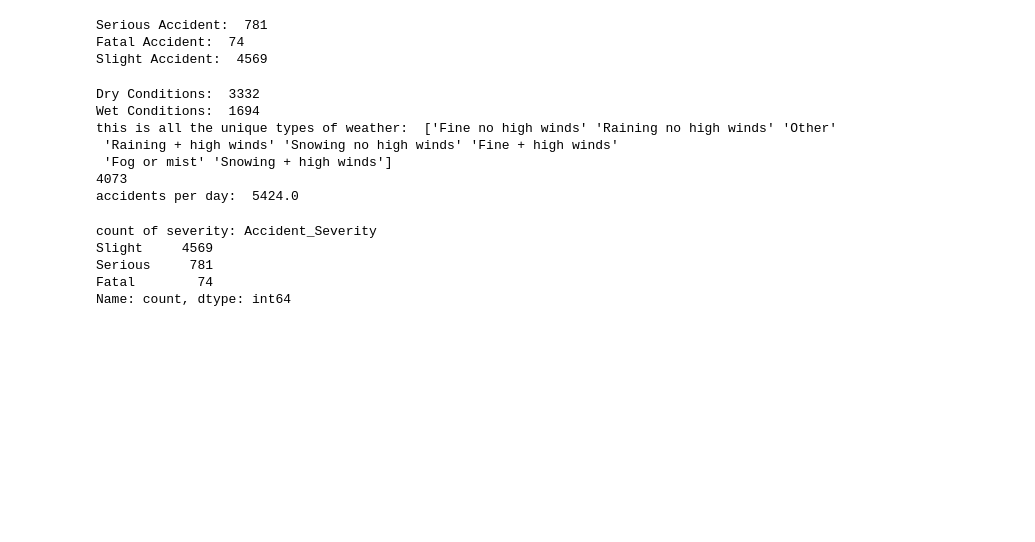
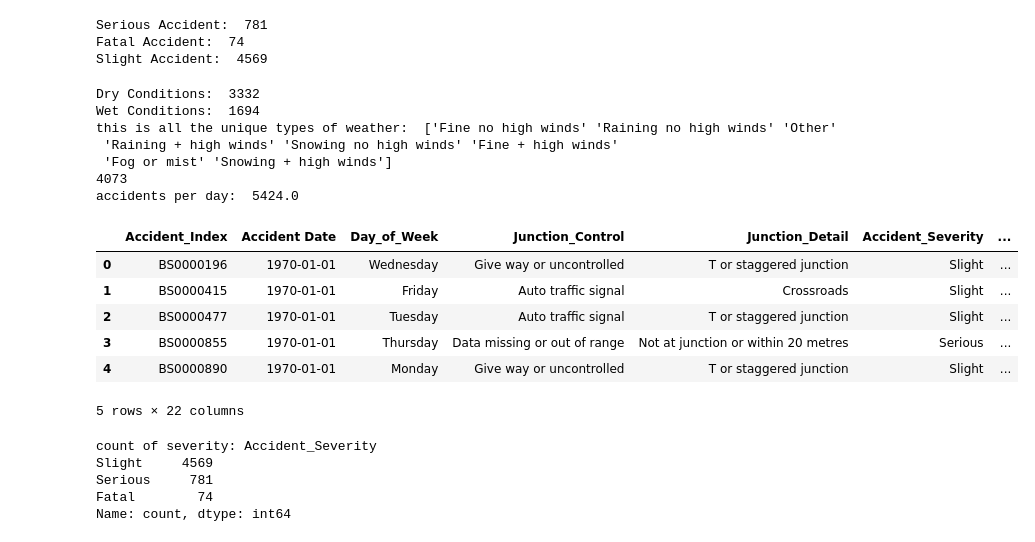
Before and after one commit to minsu3/UK-Road-Safety-Analysis, a Jupyter notebook: main.ipynb, the cells around one changed output. Cells and saved outputs as stored; diff of their text form; code cells hidden in the pictures; blank space fills up the shorter version.

Commit message:
created time to hours conversion function to get the time analyze data

```diff
--- a/main.ipynb
+++ b/main.ipynb
@@ -117,33 +117,50 @@ for road_conditions in clean_data["Road_Surface_Conditions"]:
 print("Dry Conditions: ", dry_count)
 print("Wet Conditions: ", wet_count)
 
 unique_weather = clean_data["Weather_Conditions"].unique()
 print("this is all the unique types of weather: ", unique_weather)
 
 fine_count = 0
 rain_count = 0
 snow_count = 0
 
 for weather_conditions in clean_data["Weather_Conditions"]:
     if weather_conditions == "Fine no high winds":
         fine_count += 1
 
 print(fine_count)
 
 #create a function to calculate daily average accident count
 def average_daily_accidents(clean_data):
     return clean_data.groupby("Accident Date").size().mean()
 
 avg_accidents = average_daily_accidents(clean_data)
 print("accidents per day: ", avg_accidents)
+
+#create a function to change the time format to HH:MM AM/PM format
+# will use this for seeing trends of accidents during certain times
+def TimeToHours():
+    clean_data['Time'] = pd.to_datetime(clean_data['Time'], errors='coerce')
+    # overwriting the time cells to 12 hour format
+    clean_data['Time'] = clean_data['Time'].dt.strftime('%I:%M %p')
+
+TimeToHours()
+clean_data.head()
 # %% [output]
 Dry Conditions:  3332
 Wet Conditions:  1694
 this is all the unique types of weather:  ['Fine no high winds' 'Raining no high winds' 'Other'
  'Raining + high winds' 'Snowing no high winds' 'Fine + high winds'
  'Fog or mist' 'Snowing + high winds']
 4073
 accidents per day:  5424.0
+|  | Accident_Index | Accident Date | Day_of_Week | Junction_Control | Junction_Detail | Accident_Severity | ... |
+| 0 | BS0000196 | 1970-01-01 | Wednesday | Give way or uncontrolled | T or staggered junction | Slight | ... |
+| 1 | BS0000415 | 1970-01-01 | Friday | Auto traffic signal | Crossroads | Slight | ... |
+| 2 | BS0000477 | 1970-01-01 | Tuesday | Auto traffic signal | T or staggered junction | Slight | ... |
+| 3 | BS0000855 | 1970-01-01 | Thursday | Data missing or out of range | Not at junction or within 20 metres | Serious | ... |
+| 4 | BS0000890 | 1970-01-01 | Monday | Give way or uncontrolled | T or staggered junction | Slight | ... |
+5 rows × 22 columns
 # %%
 import matplotlib.pyplot as plt
 
```
Also changed, not shown: parts of 1 cell of this notebook.
